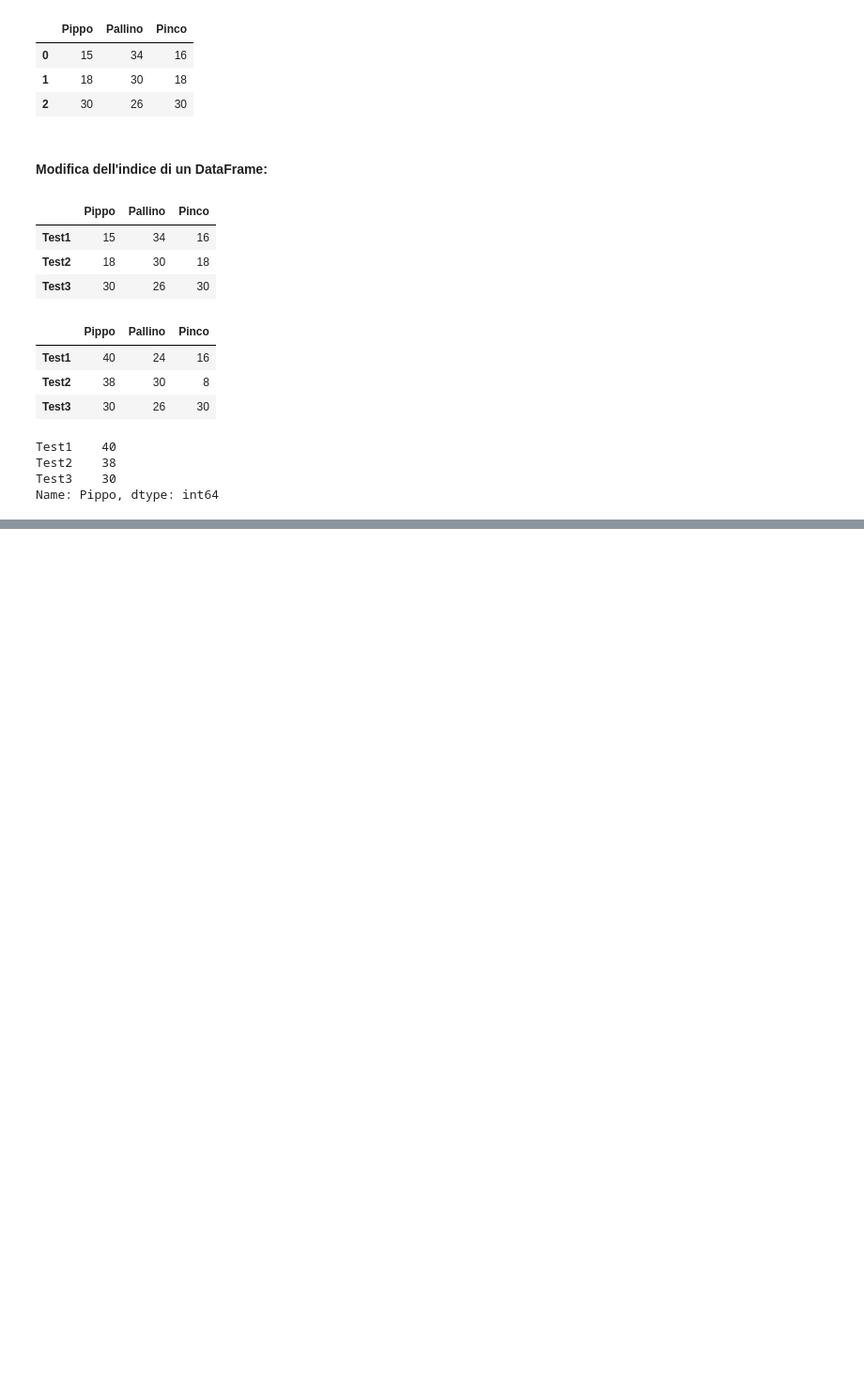
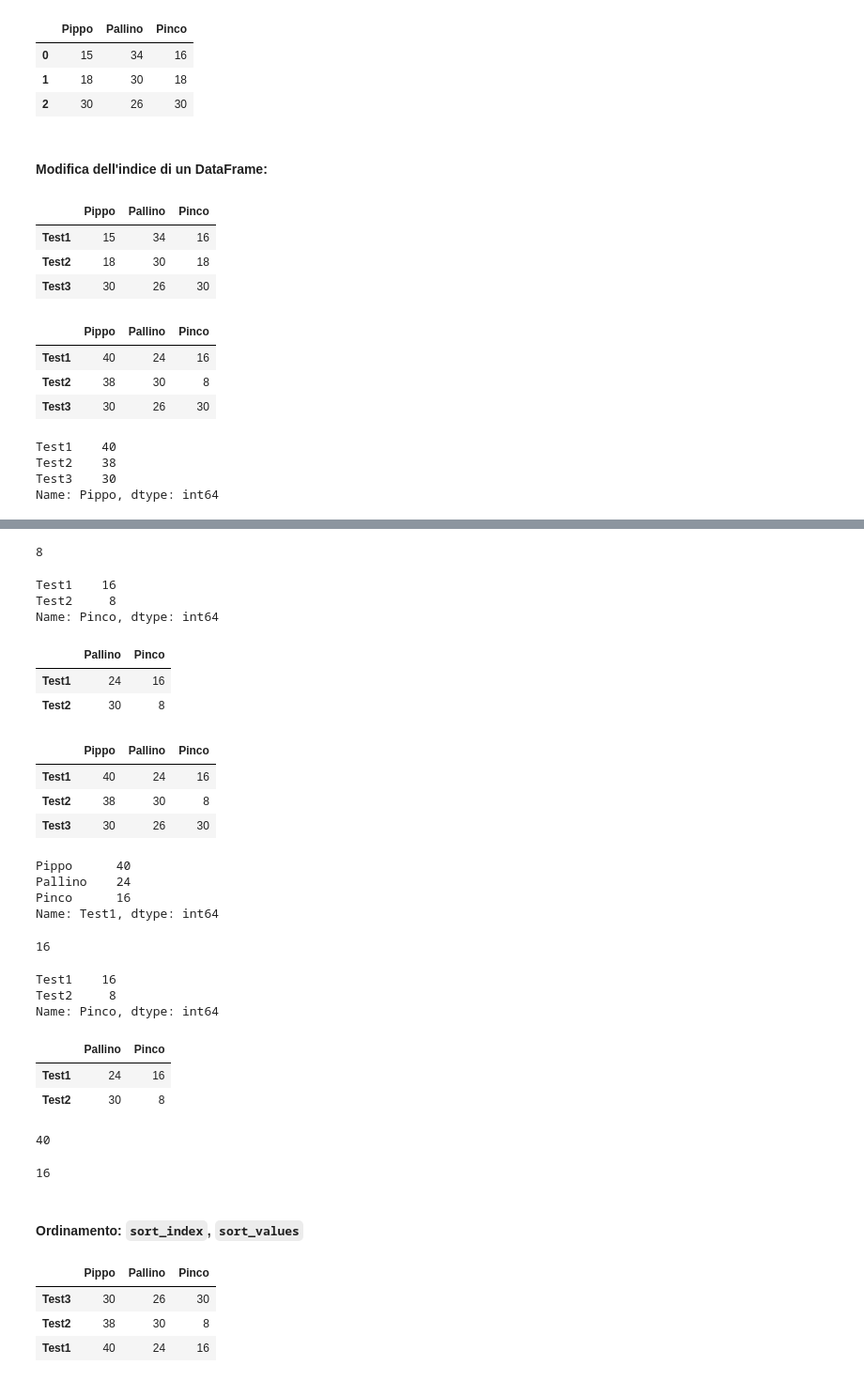
Before and after one commit to SGiuri/ML_PD-2122, a Jupyter notebook: ML_PD-01-IntroduzioneAllaDataScience/ML_PD-ds06-Pandas.ipynb, the cells around one changed output, grey strips where cells are left out. Shown at 94% size. Cells and saved outputs as stored; diff of their text form; code cells hidden in the pictures; blank space fills up the shorter version.

Commit message:
Appunti della lezione del 5 marzo

```diff
--- a/ML_PD-01-IntroduzioneAllaDataScience/ML_PD-ds06-Pandas.ipynb
+++ b/ML_PD-01-IntroduzioneAllaDataScience/ML_PD-ds06-Pandas.ipynb
@@ -193,7 +223,10 @@ voti
 | Test2 | 18 | 30 | 18 |
 | Test3 | 30 | 26 | 30 |
 # %%
-voti = pd.DataFrame({"Pippo" : [40,38,30], "Pallino": [24,30,26], "Pinco": [16,8,30]}, index = ['Test1', 'Test2', 'Test3'])
+voti = pd.DataFrame({"Pippo" : [40,38,30],
+                     "Pallino": [24,30,26],
+                     "Pinco": [16,8,30]},
+                    index = ['Test1', 'Test2', 'Test3'])
 voti
 # %% [output]
 |  | Pippo | Pallino | Pinco |
@@ -209,0 +267,12 @@ Name: Pippo, dtype: int64
+# %%
+# .loc[NOME_RIGA,NOME_COLONNA]
+voti.loc["Test2","Pinco"]
+# %% [output]
+8
+# %%
+# .loc[NOME_RIGA:NOME_RIGA,NOME_COLONNA]
+voti.loc["Test1":"Test2","Pinco"]
+# %% [output]
+Test1    16
+Test2     8
+Name: Pinco, dtype: int64
@@ -209,0 +282,59 @@ Name: Pippo, dtype: int64
+# %%
+sub_df
+# %% [output]
+|  | Pallino | Pinco |
+| Test1 | 24 | 16 |
+| Test2 | 30 | 8 |
+# %%
+voti
+# %% [output]
+|  | Pippo | Pallino | Pinco |
+| Test1 | 40 | 24 | 16 |
+| Test2 | 38 | 30 | 8 |
+| Test3 | 30 | 26 | 30 |
+# %%
+# .iloc e' un analogo di .loc ma che richiede l'inserimento del numero della colonna e della riga
+# in stile numpy
+voti.iloc[0]
+# %% [output]
+Pippo      40
+Pallino    24
+Pinco      16
+Name: Test1, dtype: int64
+# %%
+voti.iloc[0, 2]
+# %% [output]
+16
+# %%
+voti.iloc[0:2,2]
+# %% [output]
+Test1    16
+Test2     8
+Name: Pinco, dtype: int64
+# %%
+voti.iloc[0:2,1:3]
+# %% [output]
+|  | Pallino | Pinco |
+| Test1 | 24 | 16 |
+| Test2 | 30 | 8 |
+# %%
+# .at individua una cella in particolare utilizzando il nome della riga e il nome della colonna
+# .at[NOME_RIGA,NOME_COLONNA]
+voti.at["Test1", "Pippo"]
+# %% [output]
+40
+# %%
+# .iat individua una cella in partilolare utilizzanto l'indice della riga e della colonna
+# .at[N_RIGA, N_COLONNA]
+voti.iat[0,2]
+# %% [output]
+16
+# %% [markdown]
+#### Ordinamento: `sort_index`, `sort_values`
+# %%
+voti.sort_index(ascending=False)
+# %% [output]
+|  | Pippo | Pallino | Pinco |
+| Test3 | 30 | 26 | 30 |
+| Test2 | 38 | 30 | 8 |
+| Test1 | 40 | 24 | 16 |
```
Also changed, not shown: parts of 26 cells of this notebook, 1 other file.
